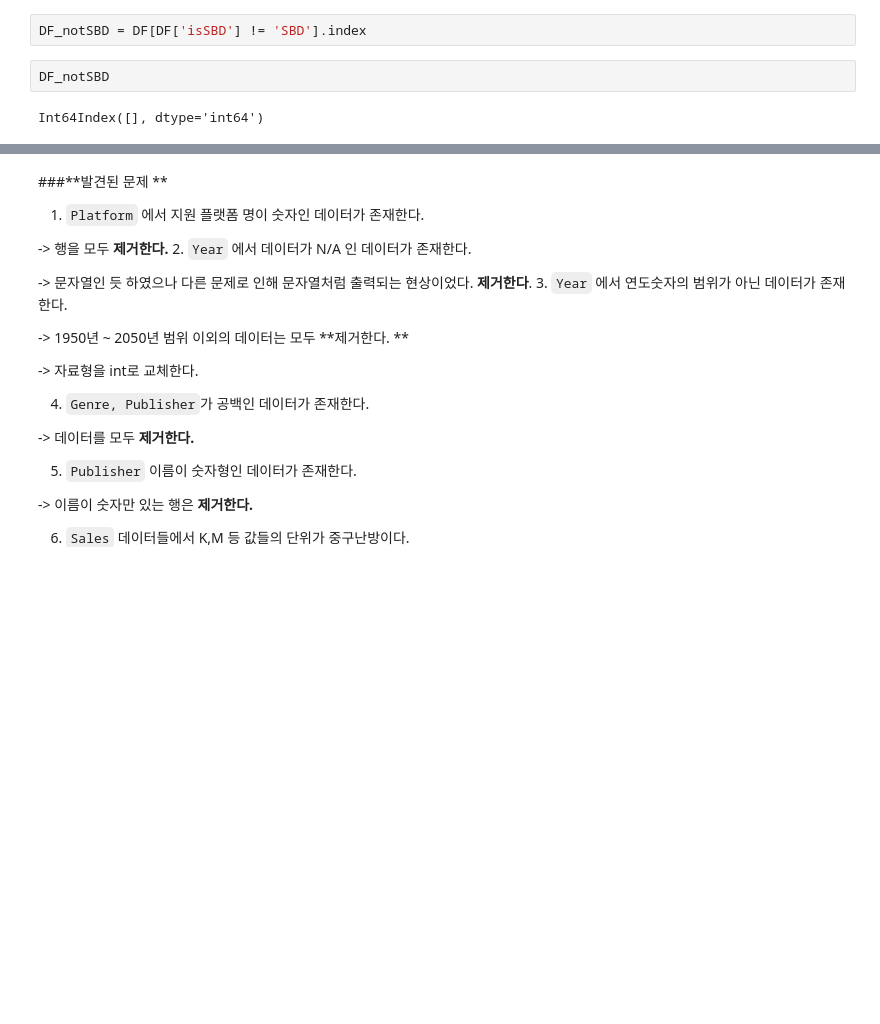
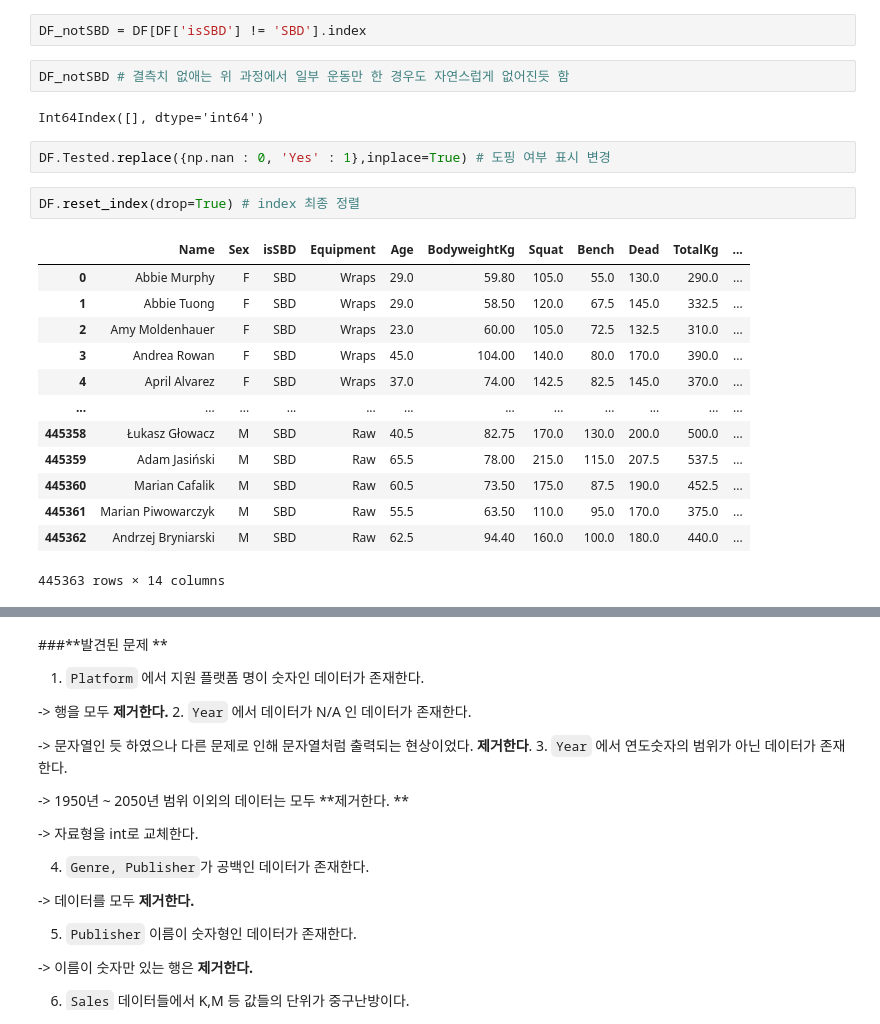
Before and after one commit to sbtmsk/Project2, a Jupyter notebook: AI_15_유재현_section2_project.ipynb, the cells around one changed output, grey strips where cells are left out. Drawn from its saved outputs; the diff is of its cells as text; blank space fills up the shorter version.

```diff
--- a/AI_15_유재현_section2_project.ipynb
+++ b/AI_15_유재현_section2_project.ipynb
@@ -185,6 +171,24 @@ Warning: total number of rows (445363) exceeds max_rows (20000). Limiting to fir
 # %%
 DF_notSBD = DF[DF['isSBD'] != 'SBD'].index
-# %%
-DF_notSBD
-# %% [output]
-Int64Index([], dtype='int64')
+# %%
+DF_notSBD # 결측치 없애는 위 과정에서 일부 운동만 한 경우도 자연스럽게 없어진듯 함
+# %% [output]
+Int64Index([], dtype='int64')
+# %%
+DF.Tested.replace({np.nan : 0, 'Yes' : 1},inplace=True) # 도핑 여부 표시 변경
+# %%
+DF.reset_index(drop=True) # index 최종 정렬
+# %% [output]
+|  | Name | Sex | isSBD | Equipment | Age | BodyweightKg | Squat | Bench | Dead | TotalKg | ... |
+| 0 | Abbie Murphy | F | SBD | Wraps | 29.0 | 59.80 | 105.0 | 55.0 | 130.0 | 290.0 | ... |
+| 1 | Abbie Tuong | F | SBD | Wraps | 29.0 | 58.50 | 120.0 | 67.5 | 145.0 | 332.5 | ... |
+| 2 | Amy Moldenhauer | F | SBD | Wraps | 23.0 | 60.00 | 105.0 | 72.5 | 132.5 | 310.0 | ... |
+| 3 | Andrea Rowan | F | SBD | Wraps | 45.0 | 104.00 | 140.0 | 80.0 | 170.0 | 390.0 | ... |
+| 4 | April Alvarez | F | SBD | Wraps | 37.0 | 74.00 | 142.5 | 82.5 | 145.0 | 370.0 | ... |
+| ... | ... | ... | ... | ... | ... | ... | ... | ... | ... | ... | ... |
+| 445358 | Łukasz Głowacz | M | SBD | Raw | 40.5 | 82.75 | 170.0 | 130.0 | 200.0 | 500.0 | ... |
+| 445359 | Adam Jasiński | M | SBD | Raw | 65.5 | 78.00 | 215.0 | 115.0 | 207.5 | 537.5 | ... |
+| 445360 | Marian Cafalik | M | SBD | Raw | 60.5 | 73.50 | 175.0 | 87.5 | 190.0 | 452.5 | ... |
+| 445361 | Marian Piwowarczyk | M | SBD | Raw | 55.5 | 63.50 | 110.0 | 95.0 | 170.0 | 375.0 | ... |
+| 445362 | Andrzej Bryniarski | M | SBD | Raw | 62.5 | 94.40 | 160.0 | 100.0 | 180.0 | 440.0 | ... |
+445363 rows × 14 columns
```
Also changed, not shown: parts of 8 cells of this notebook.
